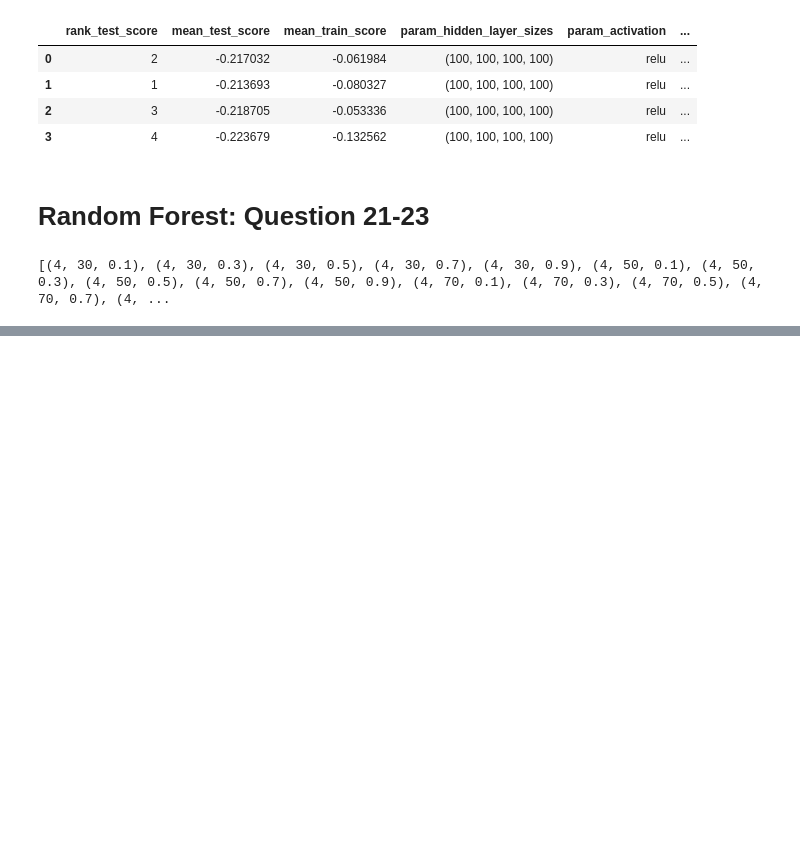
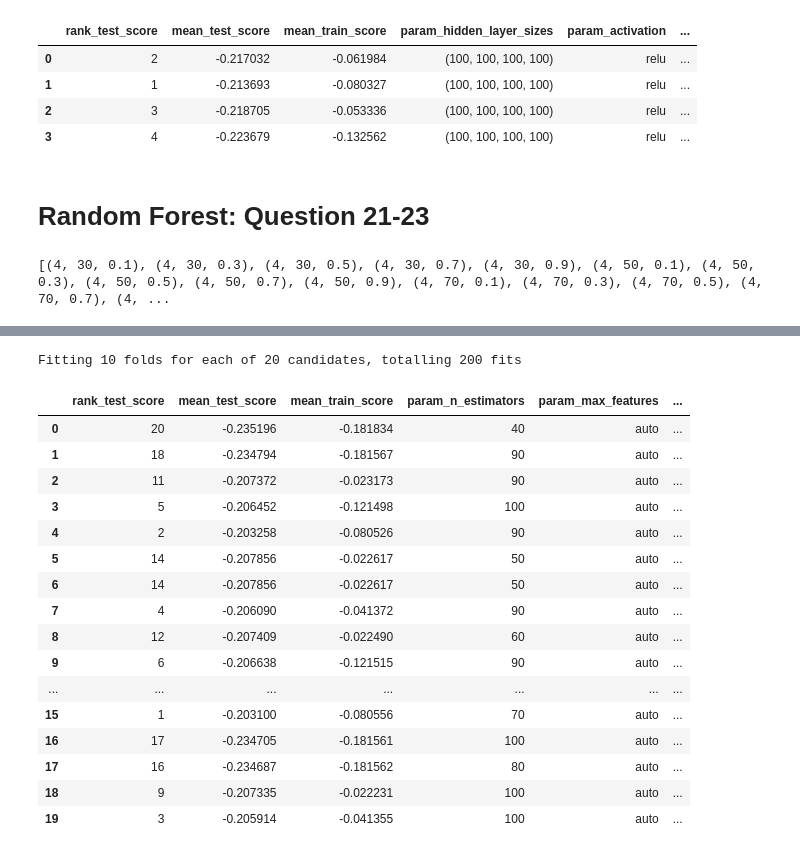
Before and after one commit to ryanli633/ECE_219, a Jupyter notebook: Project_4/Video_Transcoding.ipynb, the cells around one changed output, grey strips where cells are left out. Cells and saved outputs as stored; diff of their text form; code cells hidden in the pictures; blank space fills up the shorter version.

```diff
--- a/Project_4/Video_Transcoding.ipynb
+++ b/Project_4/Video_Transcoding.ipynb
@@ -1690,0 +1789,42 @@ tree.plot_tree(model_max_depth_4[0].estimators_[0],
+# %%
+# Create the random grid
+random_grid_3 = {
+    'n_estimators': [40, 50, 60, 70, 80, 90, 100],
+    'max_features': ['auto'],
+    'max_depth': [8, 10, 12, 15, 20, 40, 60, 80],
+    'bootstrap': [True]}
+
+# Use the random grid to search for best hyperparameters
+rf = RandomForestRegressor(random_state=42)
+# Random search of parameters, using 10 fold cross validation,
+rf_random_3 = RandomizedSearchCV(estimator = rf, param_distributions = random_grid_3, n_iter = 20, cv = 10, verbose=2,
+                               scoring='neg_root_mean_squared_error', return_train_score=True, random_state=42, n_jobs = -1)
+# Fit the random search model
+rf_random_3.fit(X, y)
+
+CVres_rf_ran_3 = pd.DataFrame(rf_random_3.cv_results_)
+CVres_rf_ran_3[['rank_test_score',
+       'mean_test_score',
+       'mean_train_score',
+       'param_n_estimators',
+       'param_max_features',
+       'param_max_depth']]
+# %% [output]
+Fitting 10 folds for each of 20 candidates, totalling 200 fits
+|  | rank_test_score | mean_test_score | mean_train_score | param_n_estimators | param_max_features | ... |
+| 0 | 20 | -0.235196 | -0.181834 | 40 | auto | ... |
+| 1 | 18 | -0.234794 | -0.181567 | 90 | auto | ... |
+| 2 | 11 | -0.207372 | -0.023173 | 90 | auto | ... |
+| 3 | 5 | -0.206452 | -0.121498 | 100 | auto | ... |
+| 4 | 2 | -0.203258 | -0.080526 | 90 | auto | ... |
+| 5 | 14 | -0.207856 | -0.022617 | 50 | auto | ... |
+| 6 | 14 | -0.207856 | -0.022617 | 50 | auto | ... |
+| 7 | 4 | -0.206090 | -0.041372 | 90 | auto | ... |
+| 8 | 12 | -0.207409 | -0.022490 | 60 | auto | ... |
+| 9 | 6 | -0.206638 | -0.121515 | 90 | auto | ... |
+| ... | ... | ... | ... | ... | ... | ... |
+| 15 | 1 | -0.203100 | -0.080556 | 70 | auto | ... |
+| 16 | 17 | -0.234705 | -0.181561 | 100 | auto | ... |
+| 17 | 16 | -0.234687 | -0.181562 | 80 | auto | ... |
+| 18 | 9 | -0.207335 | -0.022231 | 100 | auto | ... |
+| 19 | 3 | -0.205914 | -0.041355 | 100 | auto | ... |
```
Also changed, not shown: parts of 17 cells of this notebook.
